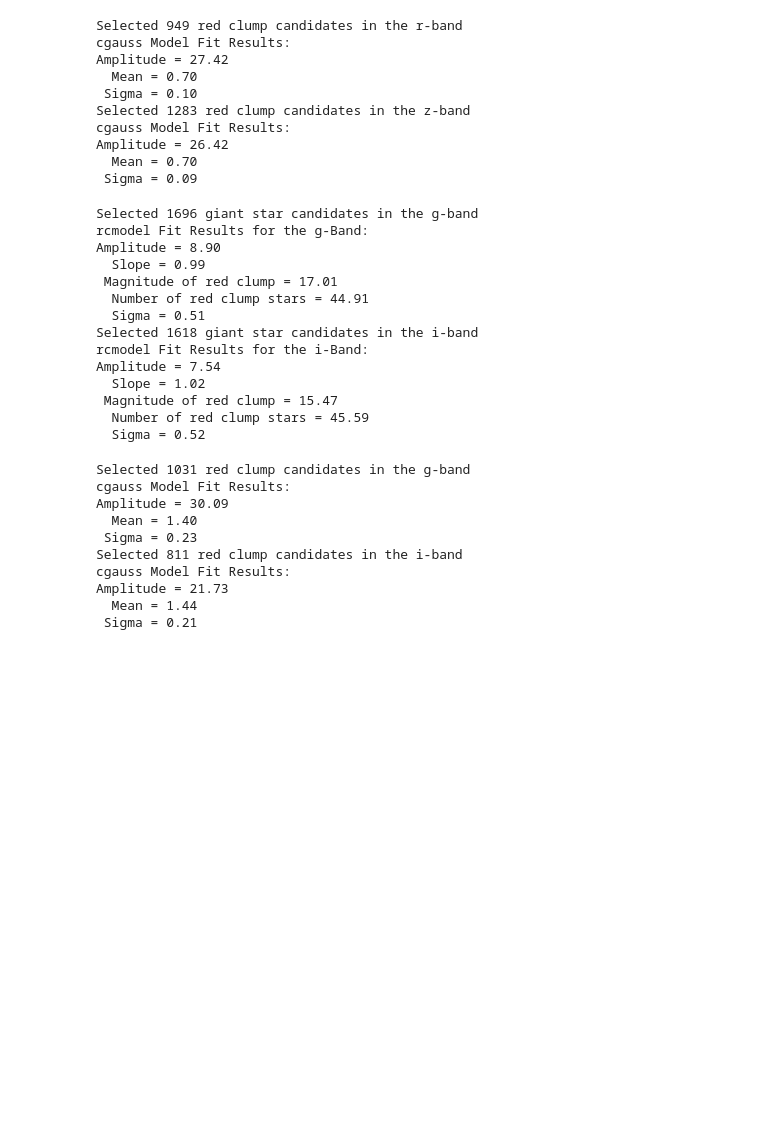
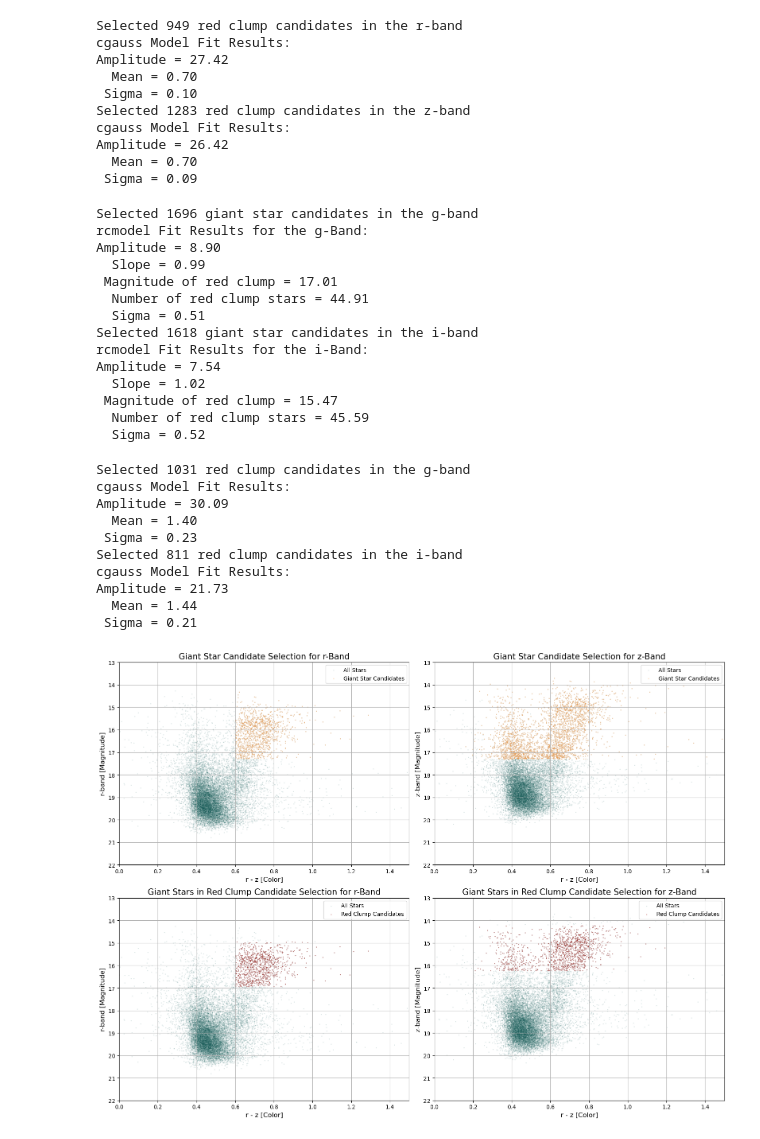
Before and after one commit to NireAstro/SURP2025, a Jupyter notebook: fit_models_N9/refined_rcfit_all_n9.ipynb, the cells around one changed output. Cells and saved outputs as stored; diff of their text form; code cells hidden in the pictures; blank space fills up the shorter version.

```diff
--- a/fit_models_N9/refined_rcfit_all_n9.ipynb
+++ b/fit_models_N9/refined_rcfit_all_n9.ipynb
@@ -896,3 +896,67 @@ cgauss Model Fit Results:
 Amplitude = 21.73
   Mean = 1.44
  Sigma = 0.21
+# %%
+# === Create CMDs of Giant and Red Clump Star Selection (r- and z-band) ===
+# Create one figure with 2 rows × 2 columns, each row height = 6
+fig = plt.figure(figsize=(16, 12))
+gs = gridspec.GridSpec(2, 2, height_ratios=[6, 6])
+
+# === Top-left: Giant star candidates (r-band) ===
+ax1 = fig.add_subplot(gs[0, 0])
+ax1.scatter(rmz, r, s=1, color='#125A56', alpha=0.1, label='All Stars')
+ax1.scatter(giant_colors, giant_magnitudes_r, s=1, color='#FD9A44', alpha=0.3, label='Giant Star Candidates')
+ax1.set_xlim(0, 1.5)
+ax1.set_ylim(13, 22)
+ax1.invert_yaxis()
+ax1.set_xlabel(f"{color_band_1} - {color_band_2} [Color]", fontsize = 12)
+ax1.set_ylabel(f"{magnitude_band_1}-band [Magnitude]", fontsize = 12)
+ax1.set_title("Giant Star Candidate Selection for r-Band", fontsize = 15)
+ax1.grid(True)
+ax1.legend(loc='best')
+
+# === Top-right: Giant star candidates (z-band) ===
+ax2 = fig.add_subplot(gs[0, 1])
+ax2.scatter(rmz, z, s=1, color='#125A56', alpha=0.1, label='All Stars')
+ax2.scatter(giant_colors_z, giant_magnitudes_z, s=1, color='#FD9A44', alpha=0.3, label='Giant Star Candidates')
+ax2.set_xlim(0, 1.5)
+ax2.set_ylim(13, 22)
+ax2.invert_yaxis()
+ax2.set_xlabel(f"{color_band_1} - {color_band_2} [Color]", fontsize = 12)
+ax2.set_ylabel(f"{color_band_2}-band [Magnitude]", fontsize = 12)
+ax2.set_title("Giant Star Candidate Selection for z-Band", fontsize = 15)
+ax2.grid(True)
+ax2.legend(loc='best')
+
+# === Bottom-left: Red clump candidates (r-band) ===
+ax3 = fig.add_subplot(gs[1, 0])
+ax3.scatter(rmz, r, s=1, color='#125A56', alpha=0.1, label='All Stars')
+ax3.scatter(clump_colors_r, clump_magnitudes_r, s=1, color='#A01813', alpha=0.3, label='Red Clump Candidates')
+ax3.set_xlim(0, 1.5)
+ax3.set_ylim(13, 22)
+ax3.invert_yaxis()
+ax3.set_xlabel(f"{color_band_1} - {color_band_2} [Color]", fontsize = 12)
+ax3.set_ylabel(f"{magnitude_band_1}-band [Magnitude]", fontsize = 12)
+ax3.set_title("Giant Stars in Red Clump Candidate Selection for r-Band", fontsize = 15)
+ax3.grid(True)
+ax3.legend(loc='best')
+
+# === Bottom-right: Red clump candidates (z-band) ===
+ax4 = fig.add_subplot(gs[1, 1])
+ax4.scatter(rmz, z, s=1, color='#125A56', alpha=0.1, label='All Stars')
+ax4.scatter(clump_colors_z, clump_magnitudes_z, s=1, color='#A01813', alpha=0.3, label='Red Clump Candidates')
+ax4.set_xlim(0, 1.5)
+ax4.set_ylim(13, 22)
+ax4.invert_yaxis()
+ax4.set_xlabel(f"{color_band_1} - {color_band_2} [Color]", fontsize = 12)
+ax4.set_ylabel(f"{color_band_2}-band [Magnitude]", fontsize = 12)
+ax4.set_title("Giant Stars in Red Clump Candidate Selection for z-Band", fontsize = 15)
+ax4.grid(True)
+ax4.legend(loc='best')
+
+plt.tight_layout()
+#plt.savefig('figures/rz_cmd_sub4.png')
+
+plt.show()
+# %% [output]
+[figure, added]
```
Also changed, not shown: parts of 7 cells of this notebook, 15 other files.
